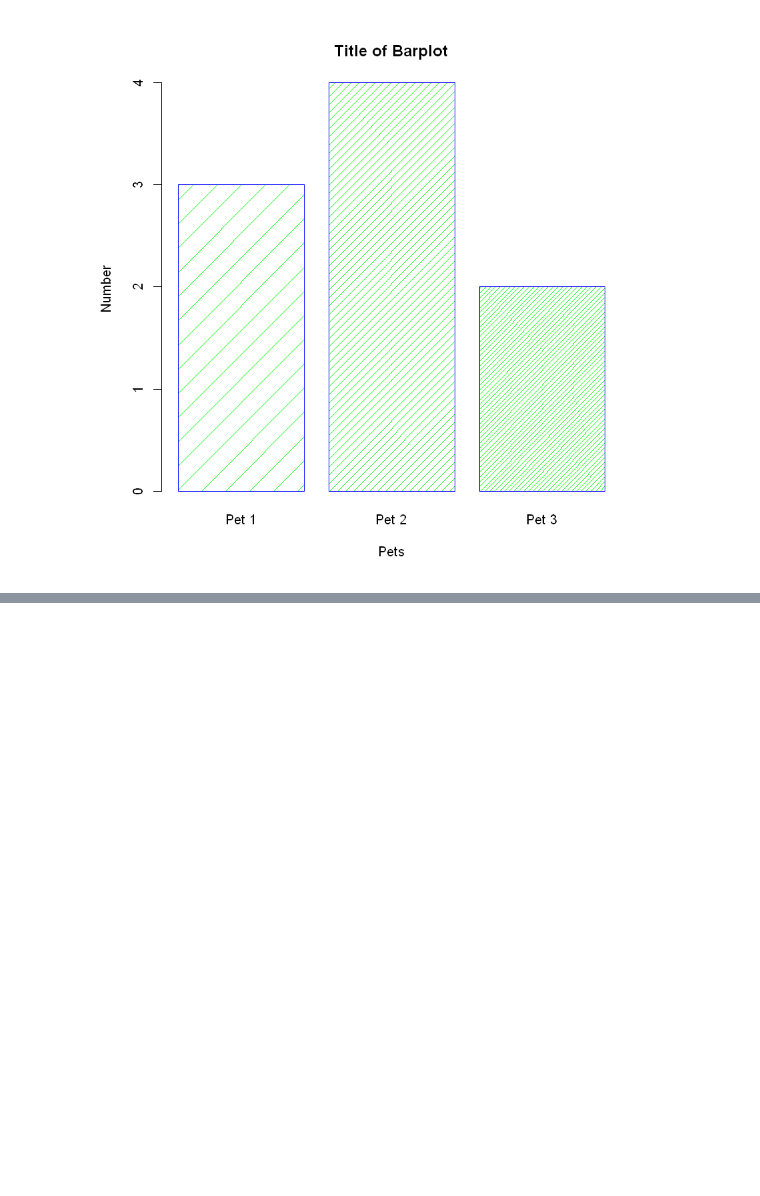
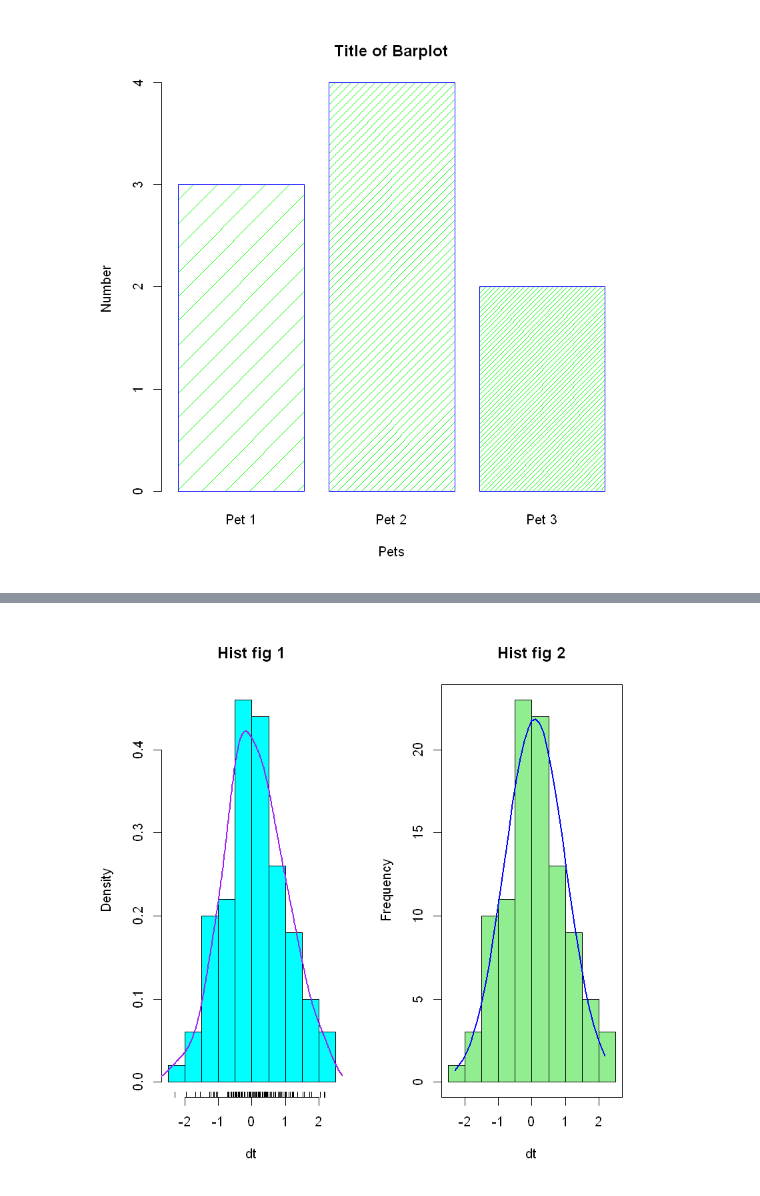
Before and after one commit to wklchris/wklchris.github.io, a Jupyter notebook: ipynb/R-plotting-basic.ipynb, the cells around one changed output, grey strips where cells are left out. Cells and saved outputs as stored; diff of their text form; code cells hidden in the pictures; blank space fills up the shorter version.

```diff
--- a/ipynb/R-plotting-basic.ipynb
+++ b/ipynb/R-plotting-basic.ipynb
@@ -364,0 +400,19 @@ barplot(dt, main="Title of Barplot", xlab="Pets", ylab="Number",
+# %%
+set.seed(123)
+dt <- rnorm(100, mean=0, sd=1)
+par(mfrow=c(1,2))
+
+# 左图：频率直方图，以及轴须图
+hist(dt, freq=F, breaks=10, col="cyan", main="Hist fig 1")
+rug(jitter(dt))  # 如果有许多相同值，参数 amount=0.01 可将其随机化
+lines(density(dt), col="purple", lwd=2)
+
+# 右图：频数直方图，以及正态密度曲线
+h.plot <- hist(dt, breaks=10, col="lightgreen", main="Hist fig 2")
+xfit <- seq(min(dt), max(dt), length.out=40)
+yfit <- dnorm(xfit, mean=mean(dt), sd=sd(dt))
+yfit <- yfit*diff(h.plot$mids[1:2])*length(dt)
+lines(xfit, yfit, col="blue", lwd=2)
+box()
+# %% [output]
+[figure, added]
```
Also changed, not shown: parts of 21 cells of this notebook, 19 other files.
